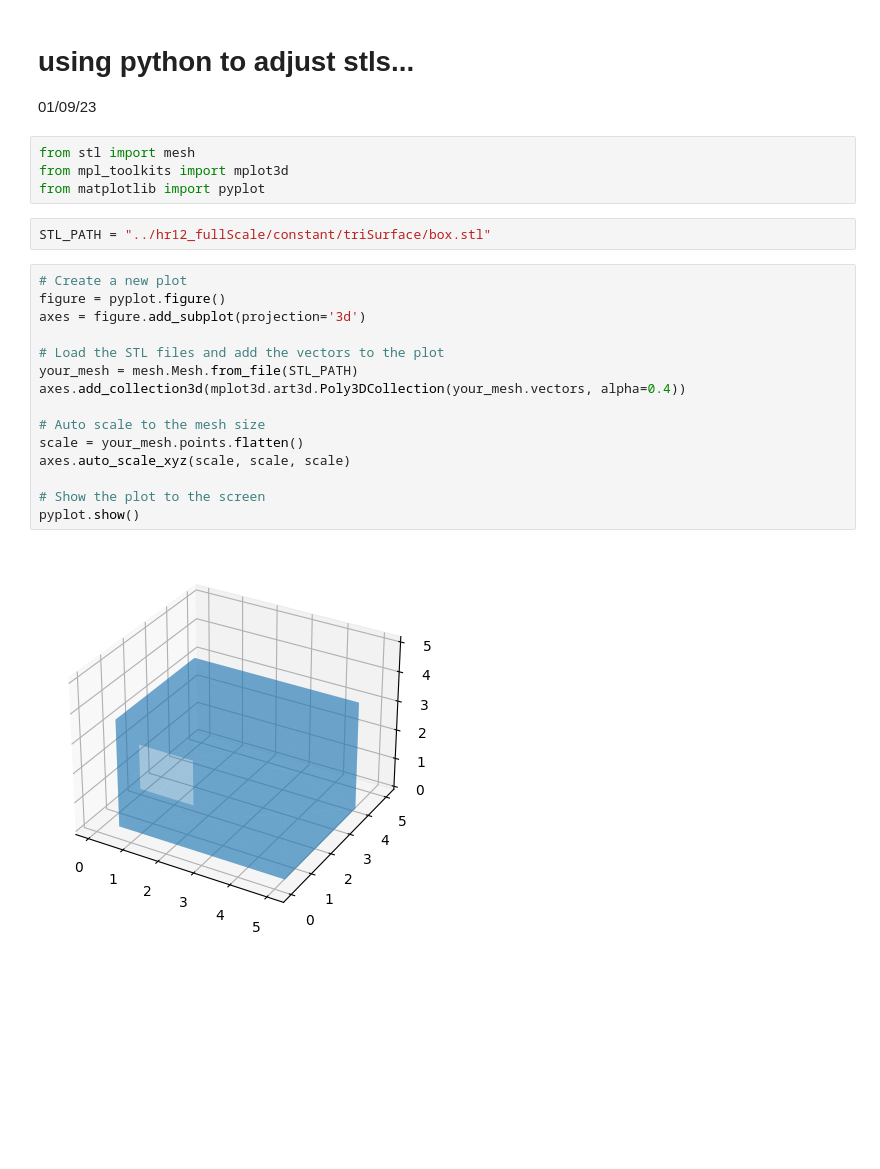
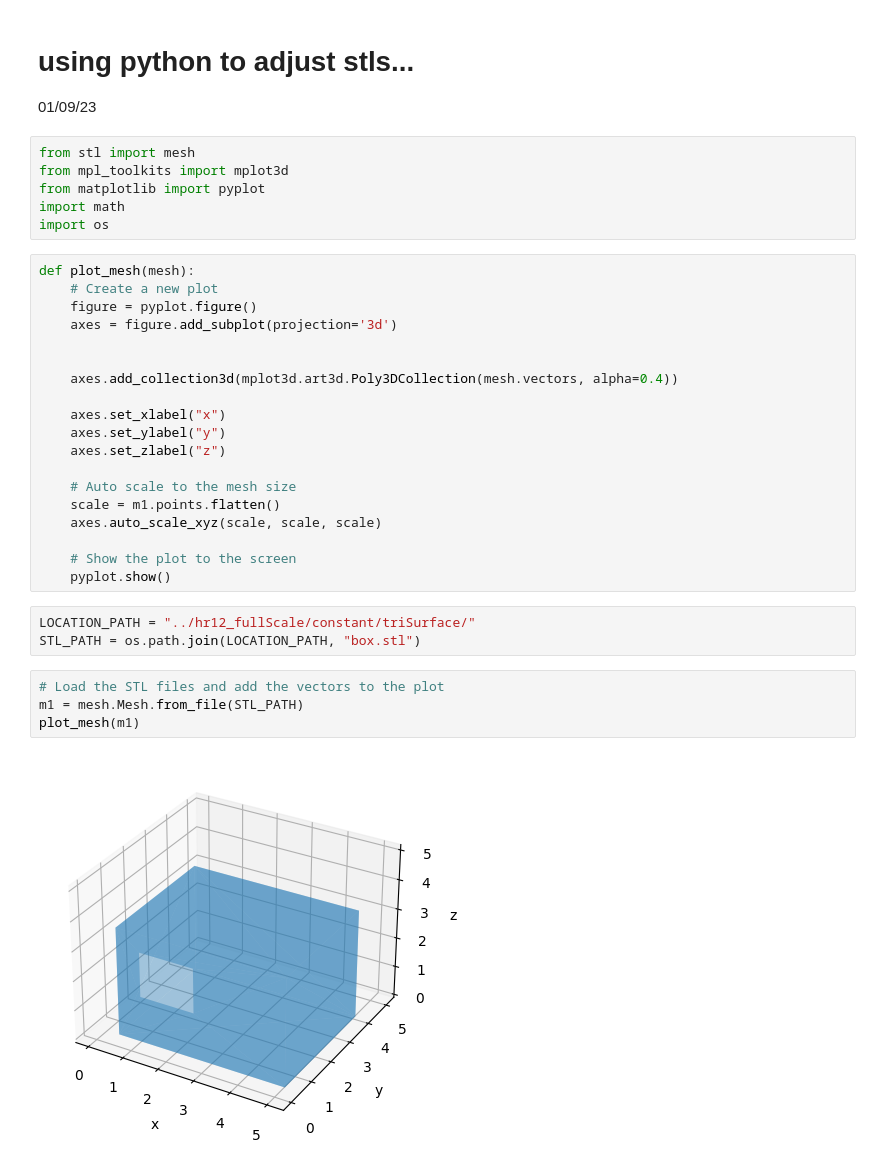
Before and after one commit to juliet29/openfoam2012_projects, a Jupyter notebook: _python_scripts/stl_adjust.ipynb, the cells around one changed output. Cells and saved outputs as stored; diff of their text form; blank space fills up the shorter version.

```diff
--- a/_python_scripts/stl_adjust.ipynb
+++ b/_python_scripts/stl_adjust.ipynb
@@ -5,22 +5,33 @@
 from stl import mesh
 from mpl_toolkits import mplot3d
 from matplotlib import pyplot
+import math
+import os
+# %%
+def plot_mesh(mesh):
+    # Create a new plot
+    figure = pyplot.figure()
+    axes = figure.add_subplot(projection='3d')
+
+
+    axes.add_collection3d(mplot3d.art3d.Poly3DCollection(mesh.vectors, alpha=0.4))
+
+    axes.set_xlabel("x")
+    axes.set_ylabel("y")
+    axes.set_zlabel("z")
+
+    # Auto scale to the mesh size
+    scale = m1.points.flatten()
+    axes.auto_scale_xyz(scale, scale, scale)
+
+    # Show the plot to the screen
+    pyplot.show()
 # %%
-STL_PATH = "../hr12_fullScale/constant/triSurface/box.stl"
+LOCATION_PATH = "../hr12_fullScale/constant/triSurface/"
+STL_PATH = os.path.join(LOCATION_PATH, "box.stl")
-# %%
-# Create a new plot
-figure = pyplot.figure()
-axes = figure.add_subplot(projection='3d')
-
-# Load the STL files and add the vectors to the plot
-your_mesh = mesh.Mesh.from_file(STL_PATH)
-axes.add_collection3d(mplot3d.art3d.Poly3DCollection(your_mesh.vectors, alpha=0.4))
-
-# Auto scale to the mesh size
-scale = your_mesh.points.flatten()
-axes.auto_scale_xyz(scale, scale, scale)
-
-# Show the plot to the screen
-pyplot.show()
-# %% [output]
-[figure, removed]
+# %%
+# Load the STL files and add the vectors to the plot
+m1 = mesh.Mesh.from_file(STL_PATH)
+plot_mesh(m1)
+# %% [output]
+[figure, added]
```
Also changed, not shown: parts of 3 cells of this notebook, 1 other file.
